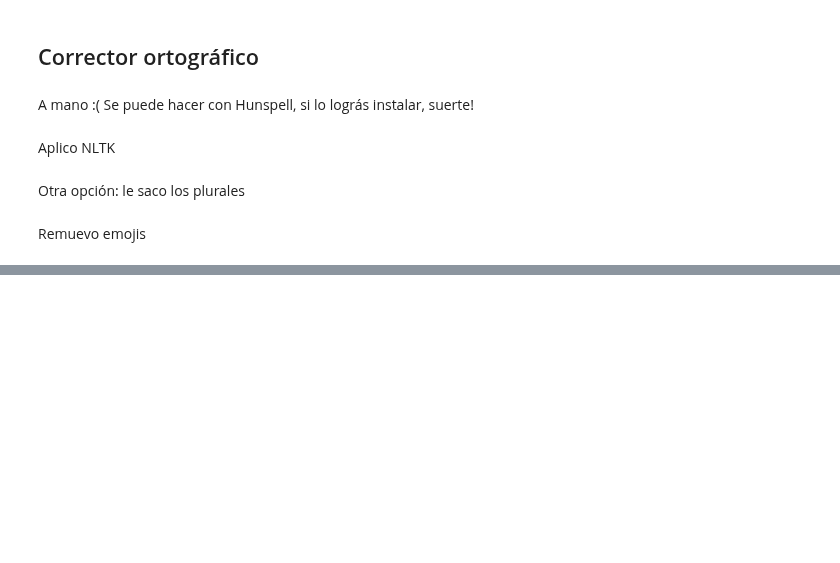
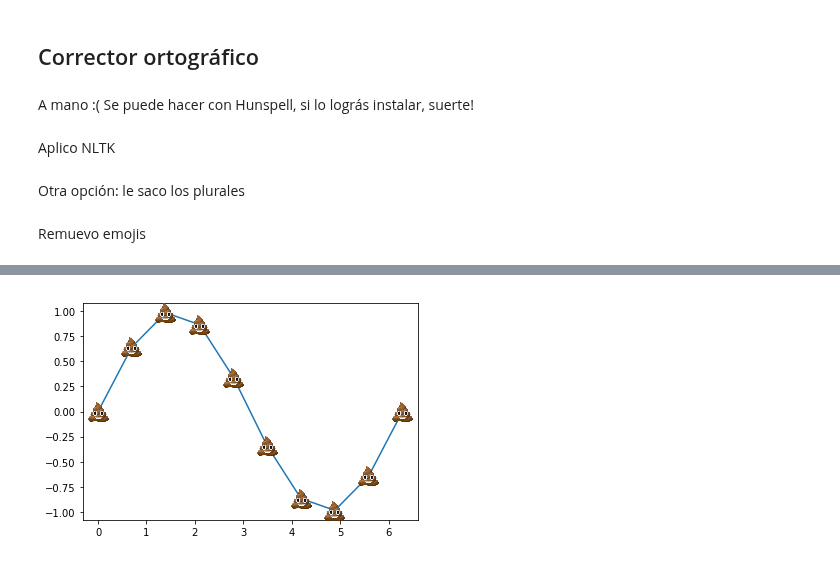
Before and after one commit to agemperador/RELAMPAGO_poster, a Jupyter notebook: GEN_DATASET/tweet_analysis.ipynb, the cells around one changed output, grey strips where cells are left out. Drawn from its saved outputs; the diff is of its cells as text; code cells hidden in the pictures; blank space fills up the shorter version.

```diff
--- a/GEN_DATASET/tweet_analysis.ipynb
+++ b/GEN_DATASET/tweet_analysis.ipynb
@@ -87,0 +280,32 @@ ORT.to_csv(r'BaseRed.csv', sep = ';', index = None)
+# %%
+from os.path import join, dirname, abspath
+from matplotlib import pyplot
+from matplotlib.cbook import get_sample_data
+from numpy import linspace
+from numpy.core.umath import pi
+from numpy.ma import sin
+
+# poo-mark came from emojipedia:
+# https://emojipedia-us.s3.amazonaws.com/thumbs/120/apple/96/pile-of-poo_1f4a9.png
+poo_img = pyplot.imread('/home/mech/Documents/RELAMPAGO_poster/GEN_DATASET/poo-mark.png')
+
+x = linspace(0, 2*pi, num=10)
+y = sin(x)
+
+fig, ax = pyplot.subplots()
+plot = ax.plot(x, y, linestyle="-")
+
+ax_width = ax.get_window_extent().width
+fig_width = fig.get_window_extent().width
+fig_height = fig.get_window_extent().height
+poo_size = ax_width/(fig_width*len(x))
+poo_axs = [None for i in range(len(x))]
+for i in range(len(x)):
+    loc = ax.transData.transform((x[i], y[i]))
+    poo_axs[i] = fig.add_axes([loc[0]/fig_width-poo_size/2, loc[1]/fig_height-poo_size/2,
+                               poo_size, poo_size], anchor='C')
+    poo_axs[i].imshow(poo_img)
+    poo_axs[i].axis("off")
+fig.savefig("poo_plot.png")
+# %% [output]
+[figure, added]
```
Also changed, not shown: parts of 14 cells of this notebook, 2 other files.
